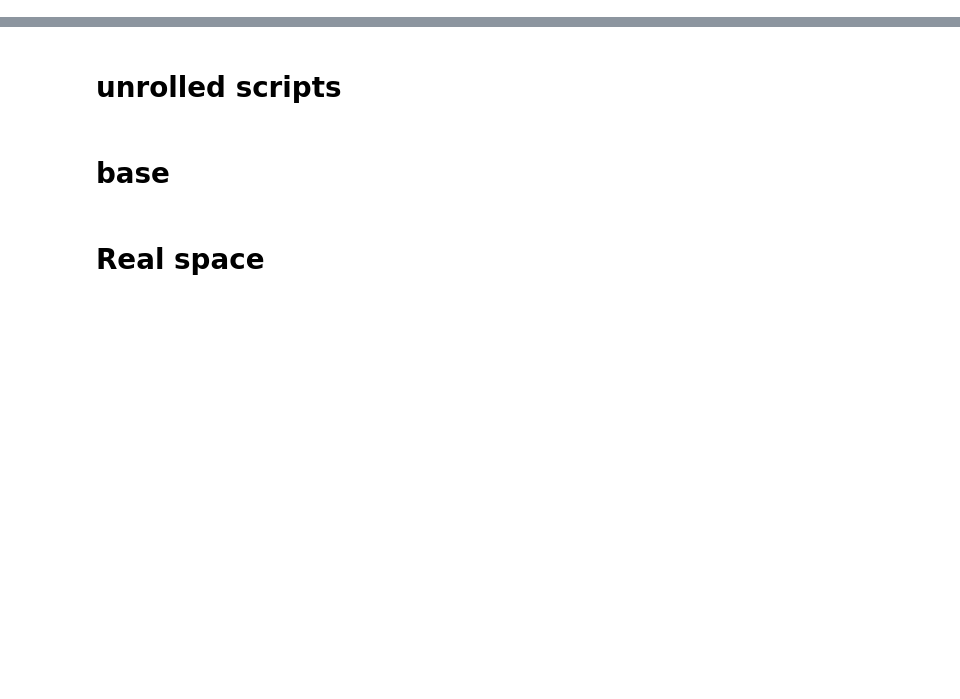
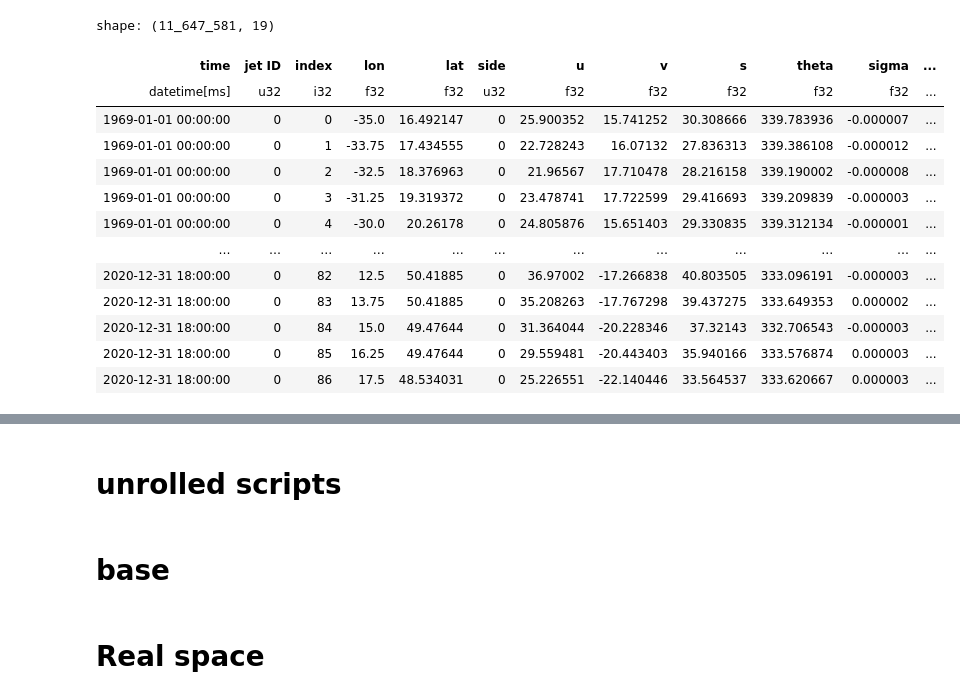
Before and after one commit to hbanderier/Jetutils, a Jupyter notebook: notebooks/on_remote/Playgrounds/data_henrik_pg.ipynb, the cells around one changed output, grey strips where cells are left out. Drawn from its saved outputs; the diff is of its cells as text; code cells hidden in the pictures; blank space fills up the shorter version.

```diff
--- a/notebooks/on_remote/Playgrounds/data_henrik_pg.ipynb
+++ b/notebooks/on_remote/Playgrounds/data_henrik_pg.ipynb
@@ -75,0 +280,17 @@ os.environ["RUST_BACKTRACE"] = "full"
+# %%
+jets
+# %% [output]
+shape: (11_647_581, 19)
+| time | jet ID | index | lon | lat | side | u | v | s | theta | sigma | ... |
+| datetime[ms] | u32 | i32 | f32 | f32 | u32 | f32 | f32 | f32 | f32 | f32 | ... |
+| 1969-01-01 00:00:00 | 0 | 0 | -35.0 | 16.492147 | 0 | 25.900352 | 15.741252 | 30.308666 | 339.783936 | -0.000007 | ... |
+| 1969-01-01 00:00:00 | 0 | 1 | -33.75 | 17.434555 | 0 | 22.728243 | 16.07132 | 27.836313 | 339.386108 | -0.000012 | ... |
+| 1969-01-01 00:00:00 | 0 | 2 | -32.5 | 18.376963 | 0 | 21.96567 | 17.710478 | 28.216158 | 339.190002 | -0.000008 | ... |
+| 1969-01-01 00:00:00 | 0 | 3 | -31.25 | 19.319372 | 0 | 23.478741 | 17.722599 | 29.416693 | 339.209839 | -0.000003 | ... |
+| 1969-01-01 00:00:00 | 0 | 4 | -30.0 | 20.26178 | 0 | 24.805876 | 15.651403 | 29.330835 | 339.312134 | -0.000001 | ... |
+| … | … | … | … | … | … | … | … | … | … | … | ... |
+| 2020-12-31 18:00:00 | 0 | 82 | 12.5 | 50.41885 | 0 | 36.97002 | -17.266838 | 40.803505 | 333.096191 | -0.000003 | ... |
+| 2020-12-31 18:00:00 | 0 | 83 | 13.75 | 50.41885 | 0 | 35.208263 | -17.767298 | 39.437275 | 333.649353 | 0.000002 | ... |
+| 2020-12-31 18:00:00 | 0 | 84 | 15.0 | 49.47644 | 0 | 31.364044 | -20.228346 | 37.32143 | 332.706543 | -0.000003 | ... |
+| 2020-12-31 18:00:00 | 0 | 85 | 16.25 | 49.47644 | 0 | 29.559481 | -20.443403 | 35.940166 | 333.576874 | 0.000003 | ... |
+| 2020-12-31 18:00:00 | 0 | 86 | 17.5 | 48.534031 | 0 | 25.226551 | -22.140446 | 33.564537 | 333.620667 | 0.000003 | ... |
```
Also changed, not shown: parts of 22 cells of this notebook, 8 other files.
